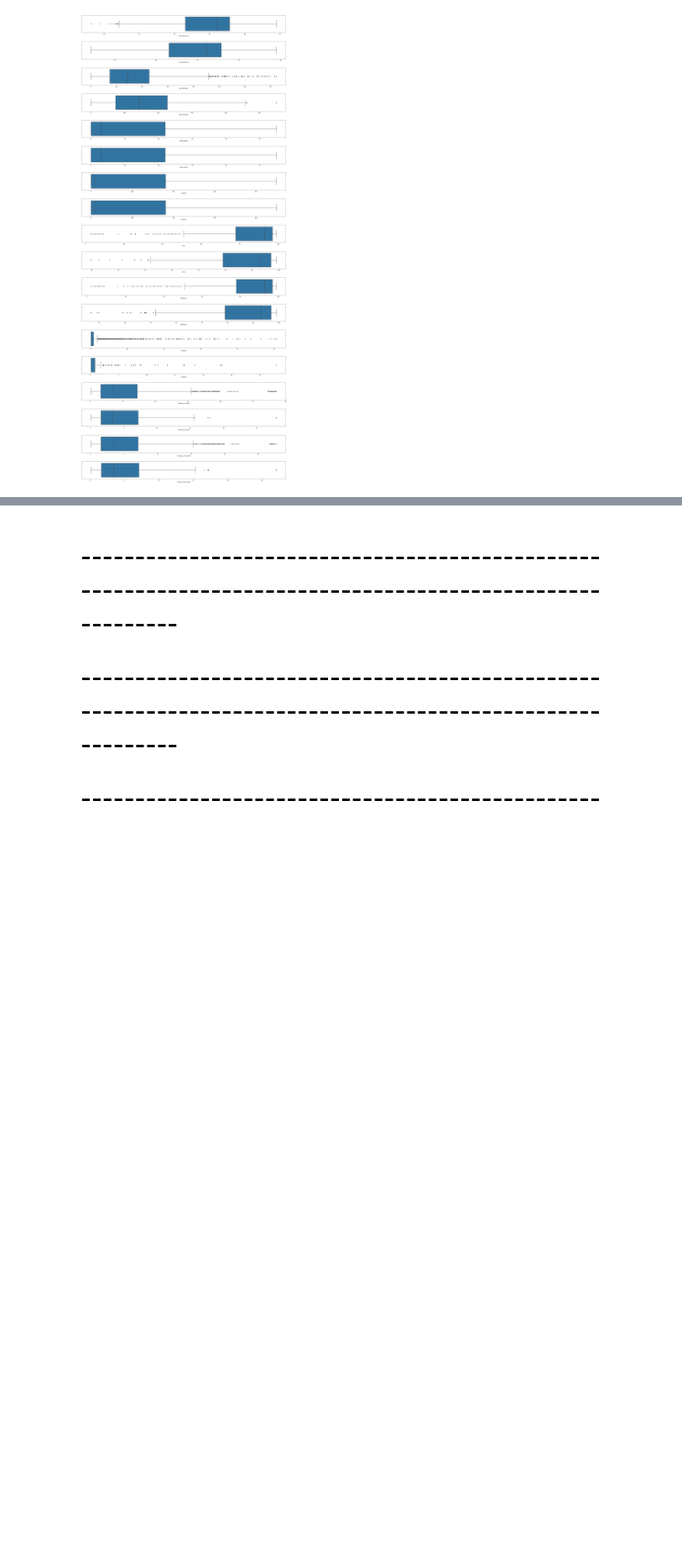
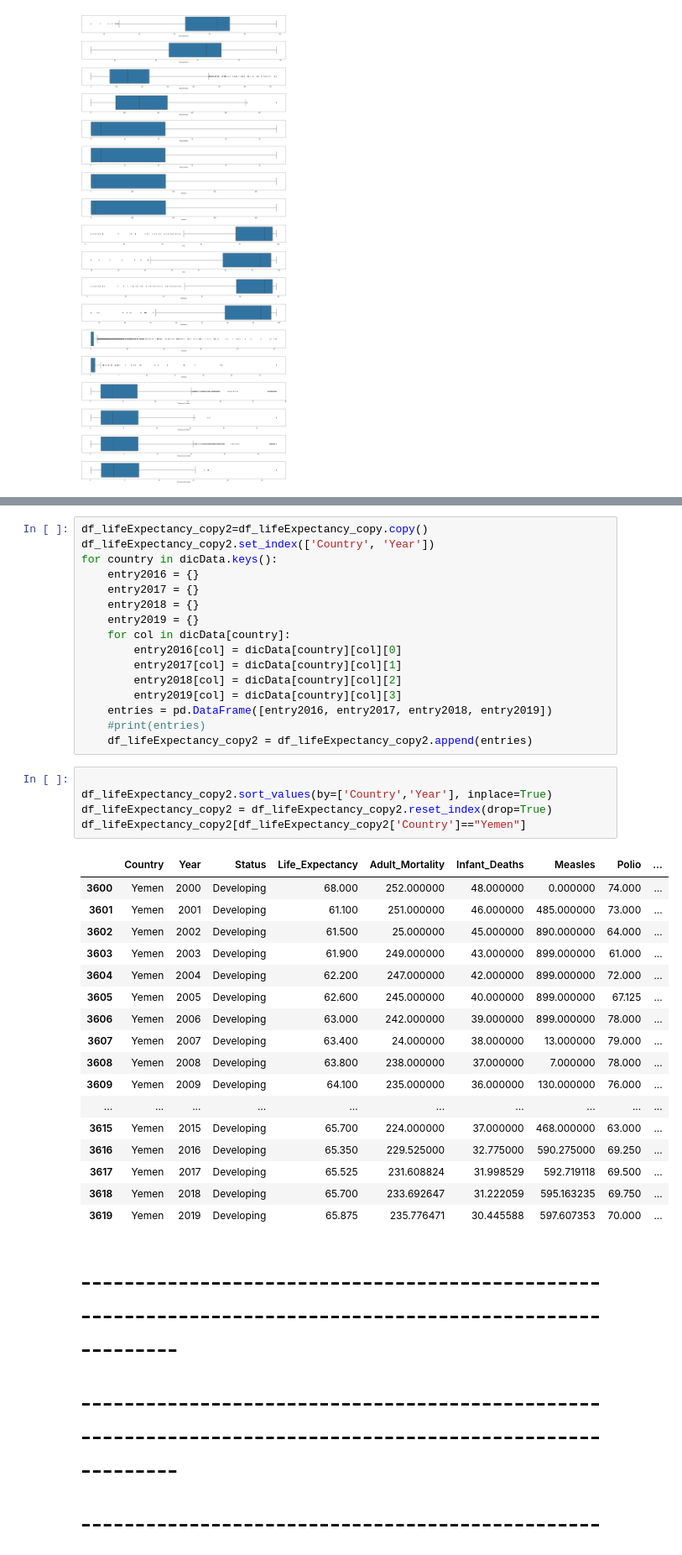
Before and after one commit to gskhaled/data-engineering-project, a Jupyter notebook: project.ipynb, the cells around one changed output, grey strips where cells are left out. Shown at 84% size. Drawn from its saved outputs; the diff is of its cells as text; blank space fills up the shorter version.

```diff
--- a/project.ipynb
+++ b/project.ipynb
@@ -807,3 +806,42 @@ NameError: name 'dicData' is not defined
+# %%
+df_lifeExpectancy_copy2=df_lifeExpectancy_copy.copy()
+df_lifeExpectancy_copy2.set_index(['Country', 'Year'])
+for country in dicData.keys():
+    entry2016 = {}
+    entry2017 = {}
+    entry2018 = {}
+    entry2019 = {}
+    for col in dicData[country]:
+        entry2016[col] = dicData[country][col][0]
+        entry2017[col] = dicData[country][col][1]
+        entry2018[col] = dicData[country][col][2]
+        entry2019[col] = dicData[country][col][3]
+    entries = pd.DataFrame([entry2016, entry2017, entry2018, entry2019])
+    #print(entries)
+    df_lifeExpectancy_copy2 = df_lifeExpectancy_copy2.append(entries)
+# %%
+
+df_lifeExpectancy_copy2.sort_values(by=['Country','Year'], inplace=True)
+df_lifeExpectancy_copy2 = df_lifeExpectancy_copy2.reset_index(drop=True)
+df_lifeExpectancy_copy2[df_lifeExpectancy_copy2['Country']=="Yemen"]
+# %% [output]
+|  | Country | Year | Status | Life_Expectancy | Adult_Mortality | Infant_Deaths | Measles | Polio | ... |
+| 3600 | Yemen | 2000 | Developing | 68.000 | 252.000000 | 48.000000 | 0.000000 | 74.000 | ... |
+| 3601 | Yemen | 2001 | Developing | 61.100 | 251.000000 | 46.000000 | 485.000000 | 73.000 | ... |
+| 3602 | Yemen | 2002 | Developing | 61.500 | 25.000000 | 45.000000 | 890.000000 | 64.000 | ... |
+| 3603 | Yemen | 2003 | Developing | 61.900 | 249.000000 | 43.000000 | 899.000000 | 61.000 | ... |
+| 3604 | Yemen | 2004 | Developing | 62.200 | 247.000000 | 42.000000 | 899.000000 | 72.000 | ... |
+| 3605 | Yemen | 2005 | Developing | 62.600 | 245.000000 | 40.000000 | 899.000000 | 67.125 | ... |
+| 3606 | Yemen | 2006 | Developing | 63.000 | 242.000000 | 39.000000 | 899.000000 | 78.000 | ... |
+| 3607 | Yemen | 2007 | Developing | 63.400 | 24.000000 | 38.000000 | 13.000000 | 79.000 | ... |
+| 3608 | Yemen | 2008 | Developing | 63.800 | 238.000000 | 37.000000 | 7.000000 | 78.000 | ... |
+| 3609 | Yemen | 2009 | Developing | 64.100 | 235.000000 | 36.000000 | 130.000000 | 76.000 | ... |
+| ... | ... | ... | ... | ... | ... | ... | ... | ... | ... |
+| 3615 | Yemen | 2015 | Developing | 65.700 | 224.000000 | 37.000000 | 468.000000 | 63.000 | ... |
+| 3616 | Yemen | 2016 | Developing | 65.350 | 229.525000 | 32.775000 | 590.275000 | 69.250 | ... |
+| 3617 | Yemen | 2017 | Developing | 65.525 | 231.608824 | 31.998529 | 592.719118 | 69.500 | ... |
+| 3618 | Yemen | 2018 | Developing | 65.700 | 233.692647 | 31.222059 | 595.163235 | 69.750 | ... |
+| 3619 | Yemen | 2019 | Developing | 65.875 | 235.776471 | 30.445588 | 597.607353 | 70.000 | ... |
 # %% [markdown]
 # ---------------------------------------------------------------------------------------------------------
 # ---------------------------------------------------------------------------------------------------------
```
Also changed, not shown: parts of 7 cells of this notebook.
